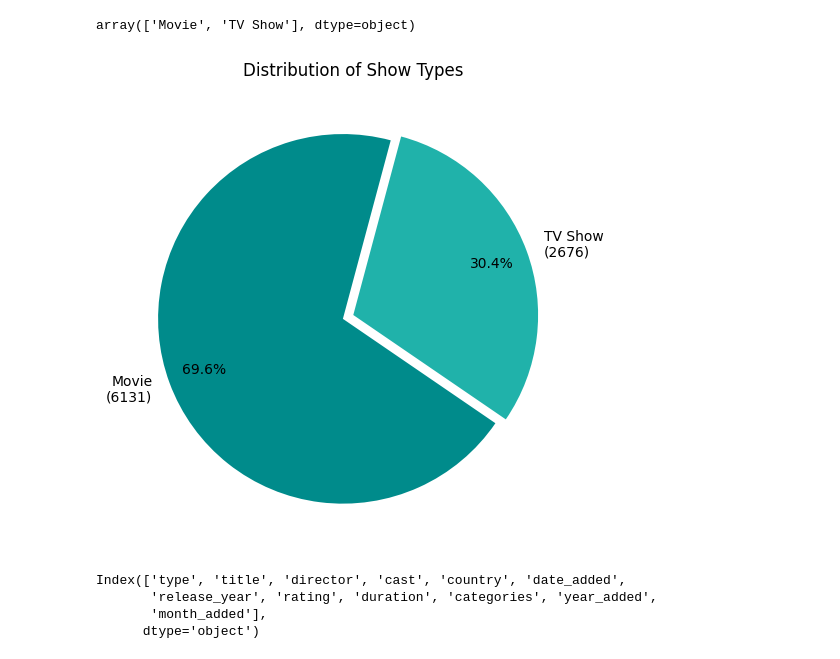
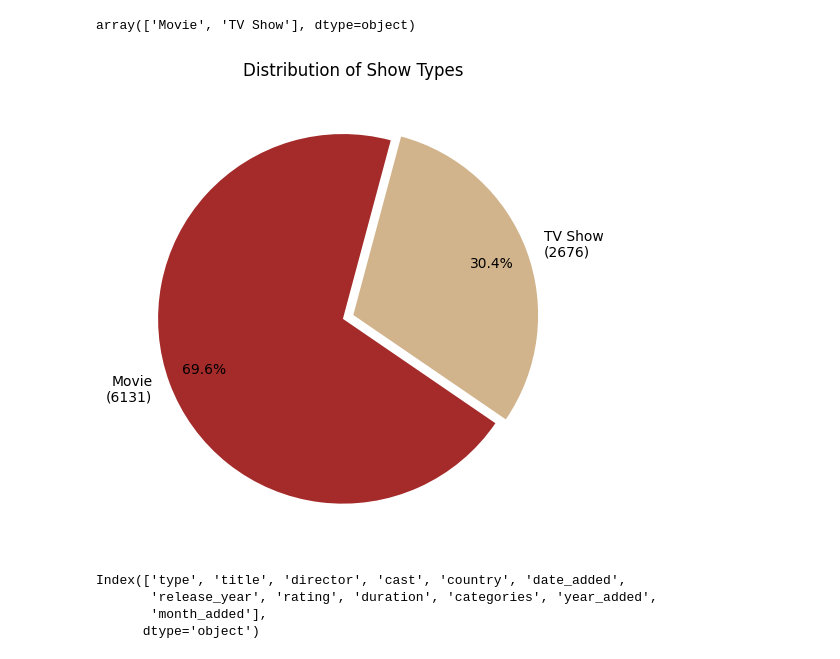
Before and after one commit to Udhay2898/Netflix_EDA, a Jupyter notebook: Nertflix_EDA.ipynb, the cells around one changed output. Cells and saved outputs as stored; diff of their text form; code cells hidden in the pictures.

```diff
--- a/Nertflix_EDA.ipynb
+++ b/Nertflix_EDA.ipynb
@@ -171,20 +171,20 @@ array(['Movie', 'TV Show'], dtype=object)
 # %%
 type_counts=df['type'].value_counts()
 
 type_index=type_counts.index
 
 # Create labels with counts
 labels_with_counts = [f'{label}\n({count})' for label, count in zip(type_index, type_counts)]
 
-colors =['#008B8B','#20B2AA']
+colors = ["#A52A2A","#D2B48C"]
 
 plt.figure(figsize=(8, 6))
 plt.pie(type_counts, labels = labels_with_counts, autopct='%1.1f%%', startangle= 75, colors = colors,explode = (0.06, 0), pctdistance = 0.8)
 plt.title('Distribution of Show Types')
 
 plt.show()
 # %% [output]
-[figure, old version]
+[figure, new version]
 # %%
 df.columns
 # %% [output]
```
Also changed, not shown: parts of 3 cells of this notebook.
